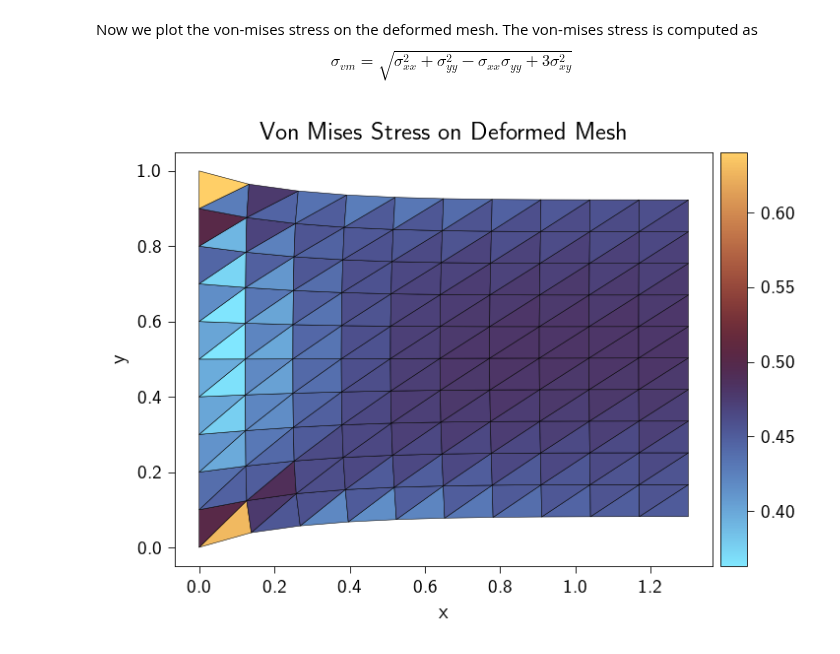
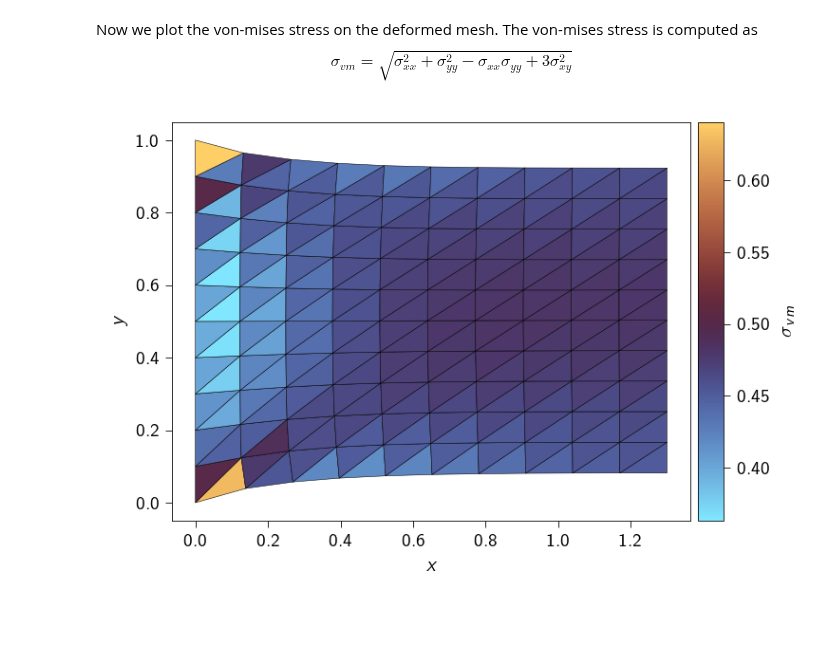
Before and after one commit to smec-ethz/tatva, a Jupyter notebook: examples/notebooks/linear_elasticity.ipynb, the cells around one changed output. Drawn from its saved outputs; the diff is of its cells as text; code cells hidden in the pictures; blank space fills up the shorter version.

```diff
--- a/examples/notebooks/linear_elasticity.ipynb
+++ b/examples/notebooks/linear_elasticity.ipynb
@@ -254,35 +266,37 @@ strains = compute_strain(grad_u)
 stresses = compute_stress(strains, mat.mu, mat.lmbda)
 stress_vm = von_mises_stress(stresses)
 # %%
+#| code-fold: true
+#| fig-align: center
+
 from femsolver.plotting import STYLE_PATH
 from mpl_toolkits.axes_grid1 import make_axes_locatable
 
 def plot_displacement_and_stress(u, mesh, stress, scale=1.0):
     displaced = mesh.coords + scale * u
     tri_elements = mesh.elements
 
     plt.style.use(STYLE_PATH)
     fig =plt.figure(figsize=(5, 4))
     ax = plt.axes()
     cb =ax.tripcolor(
         displaced[:, 0],
         displaced[:, 1],
         tri_elements,
         facecolors=stress,
         shading="flat",
         cmap=cmc.managua_r,
         edgecolors="black",
     )
-    ax.set_xlabel("x")
-    ax.set_ylabel("y")
+    ax.set_xlabel("$x$")
+    ax.set_ylabel("$y$")
     ax.set_aspect("equal")
-    ax.set_title("Von Mises Stress on Deformed Mesh")
     divider = make_axes_locatable(ax)
     cax = divider.append_axes("right", size="5%", pad=0.05)
-    fig.colorbar(cb, cax=cax)
+    fig.colorbar(cb, cax=cax, label=r"$\sigma_{vm}$")
     plt.show()
+
+# --- Plot the displacement and stress ---
+plot_displacement_and_stress(u_solution, mesh, stress_vm.flatten())
+# %% [output]
+[figure, added]
-# %%
-# --- Plot the displacement and stress ---
-plot_displacement_and_stress(u_solution, mesh, stress_vm.flatten())
-# %% [output]
-[figure, removed]
```
Also changed, not shown: parts of 8 cells of this notebook.
